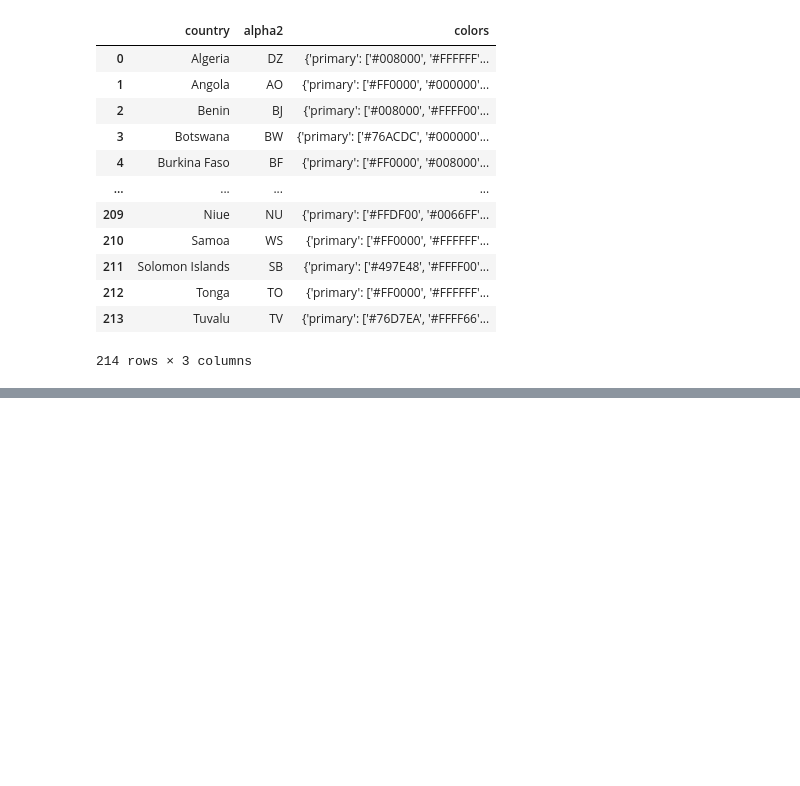
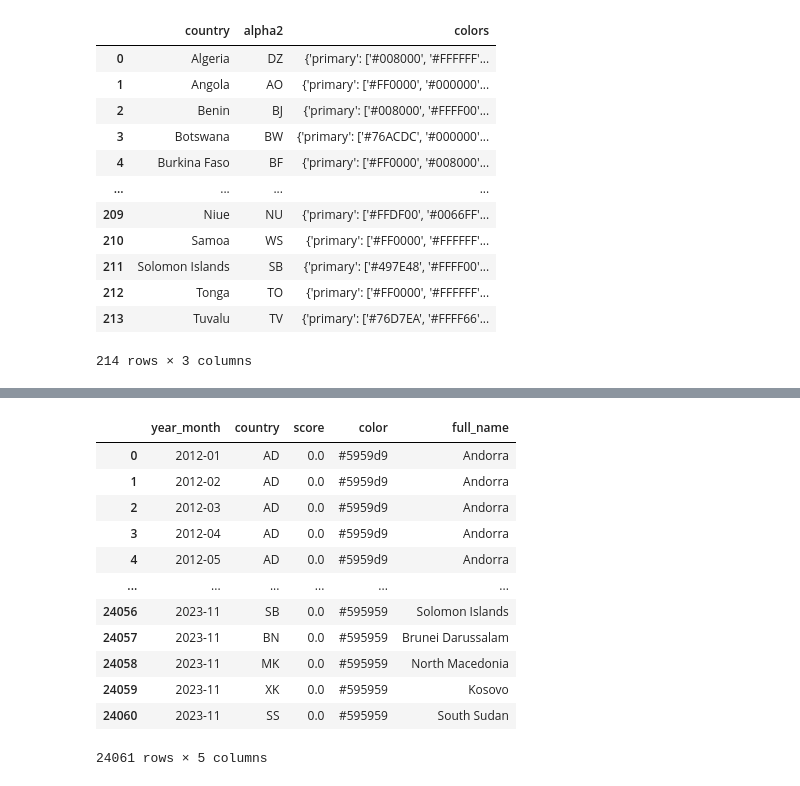
Before and after one commit to ColasDroin/pre_analysis, a Jupyter notebook: analysis_fig_4.ipynb, the cells around one changed output, grey strips where cells are left out. Cells and saved outputs as stored; diff of their text form; code cells hidden in the pictures; blank space fills up the shorter version.

```diff
--- a/analysis_fig_4.ipynb
+++ b/analysis_fig_4.ipynb
@@ -429,4 +516,26 @@ def hex_to_pastel(hex_color):
 
 # Apply the function to the dataframe
 data_top_1000_final["color"] = data_top_1000_final["color"].apply(hex_to_pastel)
+# %%
+# Convert month to string
+data_top_1000_final["year_month"] = data_top_1000_final["year_month"].astype(str)
+
+# Add full country name to the score data
+data_top_1000_final["full_name"] = coco.convert(names=data_top_1000_final["country"], to='name_short')
+# %%
+data_top_1000_final
+# %% [output]
+|  | year_month | country | score | color | full_name |
+| 0 | 2012-01 | AD | 0.0 | #5959d9 | Andorra |
+| 1 | 2012-02 | AD | 0.0 | #5959d9 | Andorra |
+| 2 | 2012-03 | AD | 0.0 | #5959d9 | Andorra |
+| 3 | 2012-04 | AD | 0.0 | #5959d9 | Andorra |
+| 4 | 2012-05 | AD | 0.0 | #5959d9 | Andorra |
+| ... | ... | ... | ... | ... | ... |
+| 24056 | 2023-11 | SB | 0.0 | #595959 | Solomon Islands |
+| 24057 | 2023-11 | BN | 0.0 | #595959 | Brunei Darussalam |
+| 24058 | 2023-11 | MK | 0.0 | #595959 | North Macedonia |
+| 24059 | 2023-11 | XK | 0.0 | #595959 | Kosovo |
+| 24060 | 2023-11 | SS | 0.0 | #595959 | South Sudan |
+24061 rows × 5 columns
 # %%
```
Also changed, not shown: parts of 11 cells of this notebook, 2 other files.
